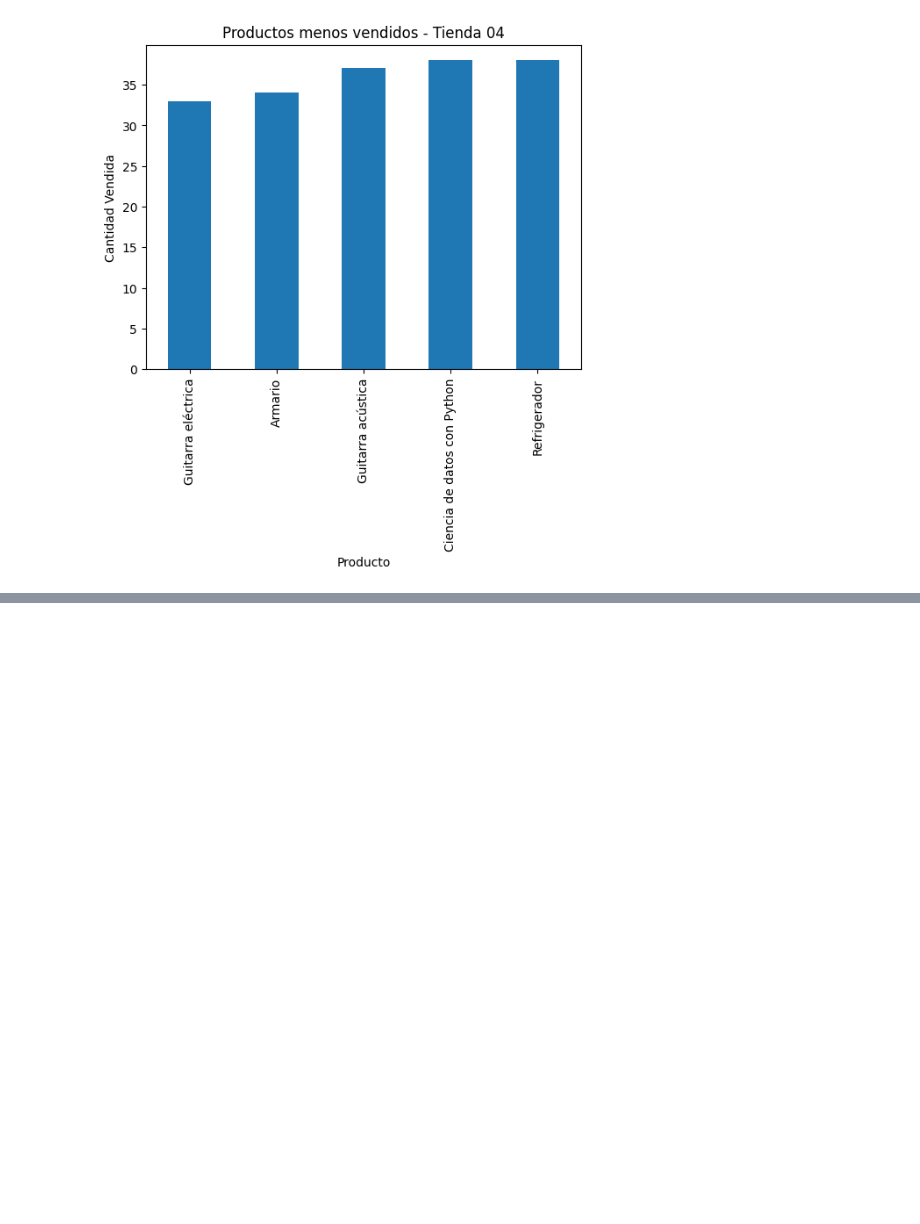
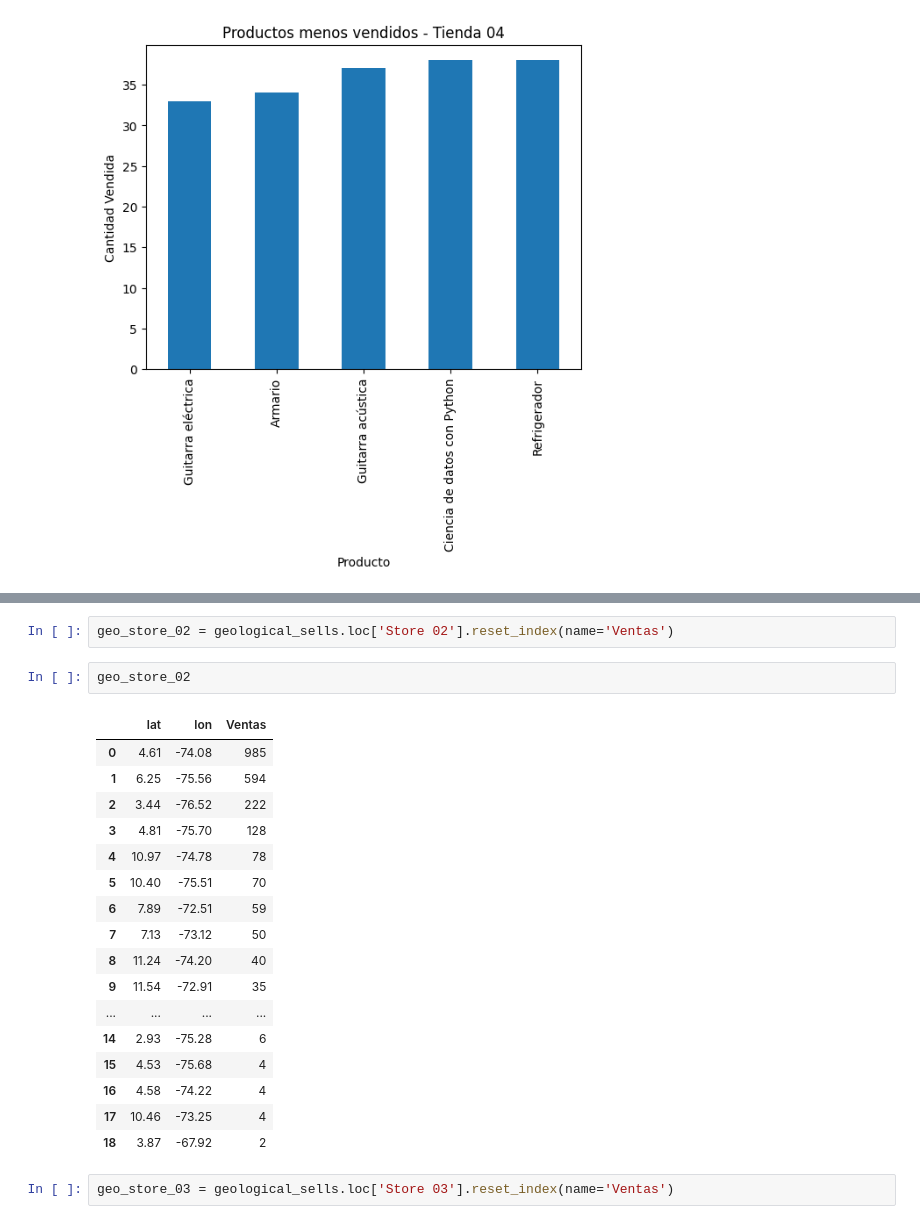
Before and after one commit to dscamacho333/Data_Science_Course, a Jupyter notebook: Final_Store_Project.ipynb, the cells around one changed output, grey strips where cells are left out. Drawn from its saved outputs; the diff is of its cells as text; blank space fills up the shorter version.

```diff
--- a/Final_Store_Project.ipynb
+++ b/Final_Store_Project.ipynb
@@ -370,0 +451,24 @@ for i in range(1, 5):
+# %%
+geo_store_02 = geological_sells.loc['Store 02'].reset_index(name='Ventas')
+# %%
+geo_store_02
+# %% [output]
+|  | lat | lon | Ventas |
+| 0 | 4.61 | -74.08 | 985 |
+| 1 | 6.25 | -75.56 | 594 |
+| 2 | 3.44 | -76.52 | 222 |
+| 3 | 4.81 | -75.70 | 128 |
+| 4 | 10.97 | -74.78 | 78 |
+| 5 | 10.40 | -75.51 | 70 |
+| 6 | 7.89 | -72.51 | 59 |
+| 7 | 7.13 | -73.12 | 50 |
+| 8 | 11.24 | -74.20 | 40 |
+| 9 | 11.54 | -72.91 | 35 |
+| ... | ... | ... | ... |
+| 14 | 2.93 | -75.28 | 6 |
+| 15 | 4.53 | -75.68 | 4 |
+| 16 | 4.58 | -74.22 | 4 |
+| 17 | 10.46 | -73.25 | 4 |
+| 18 | 3.87 | -67.92 | 2 |
+# %%
+geo_store_03 = geological_sells.loc['Store 03'].reset_index(name='Ventas')
```
Also changed, not shown: parts of 13 cells of this notebook.
